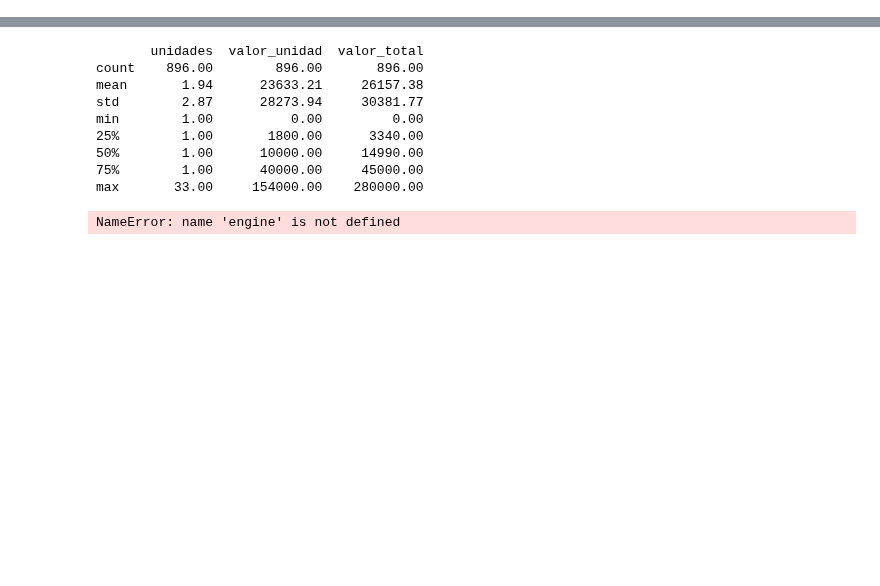
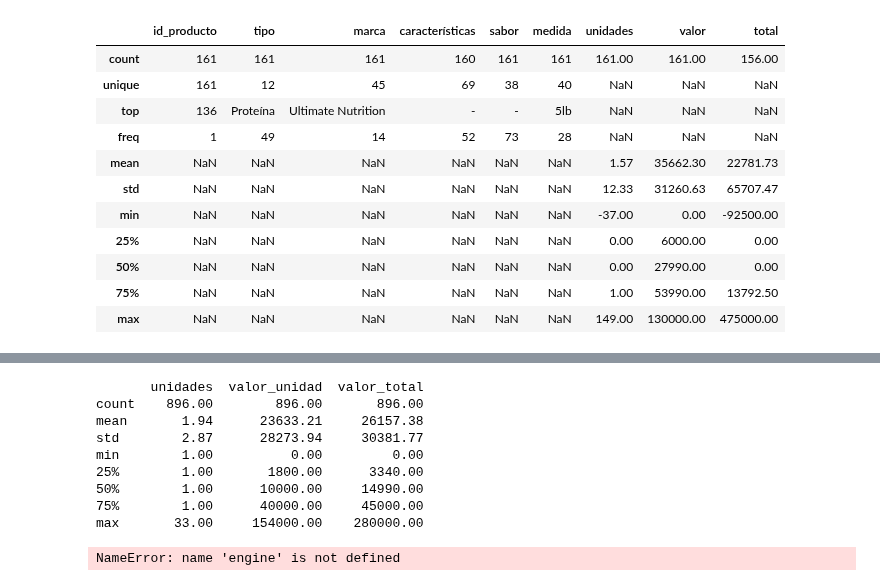
Before and after one commit to marcospnur/Bravos_Nutrition, a Jupyter notebook: Analisis de datos.ipynb, the cells around one changed output, grey strips where cells are left out. Drawn from its saved outputs; the diff is of its cells as text; code cells hidden in the pictures; blank space fills up the shorter version.

Commit message:
Creado el Data Warehouse

```diff
--- a/Analisis de datos.ipynb
+++ b/Analisis de datos.ipynb
@@ -97,8 +97,8 @@ No hay nuevos registros para insertar en raw_proveedores
 No hay nuevos registros para insertar en raw_vendedores
 No hay nuevos registros para insertar en raw_compras
 # %%
-## Cargar los datos al DataWarehouse
-# Transformación de tipo en columnas.
+### Cargar los datos al DataWarehouse
+## Transformación de tipo en columnas.
 # Cambiando typo de variables
 df_ventas=df_raw_ventas
 df_compras=df_raw_compras
@@ -120,4 +120,32 @@ df_compras['fecha'] = pd.to_datetime(df_compras['fecha'],dayfirst=True)
 df_vendedores['id_vendedor']=df_vendedores['id_vendedor'].astype(str)
 df_vendedores['Fono']=df_vendedores['Fono'].fillna('NR').astype(str)
 
-#
+## Datos transformados
+fact_ventas=df_ventas[['id_venta', 'id_producto', 'unidades', 'valor_total', 'id_vendedor', 'id_cliente', 'fecha']]
+fact_compras=df_compras[['id_compra', 'id_proveedor', 'id_producto', 'unidades', 'costo_unidad', 'costo_total', 'fecha' ]]
+dim_vendedores=df_vendedores
+dim_proveedores=df_proveedores
+dim_productos=df_productos[['id_producto', 'tipo', 'marca', 'características', 'sabor', 'medida', 'unidades', 'valor', 'total']]
+
+## Eliminar datos guardados
+with engine.begin() as conn:
+    # Desactiva llaves temporalmente
+    conn.execute(text("SET FOREIGN_KEY_CHECKS = 0;"))
+
+    # Vacia las tablas (las tablas y llaves SIGUEN EXISTIENDO)
+    conn.execute(text("TRUNCATE TABLE fact_ventas;"))
+    conn.execute(text("TRUNCATE TABLE dim_productos;"))
+    conn.execute(text("TRUNCATE TABLE dim_proveedores;"))
+    conn.execute(text("TRUNCATE TABLE fact_compras;"))
+    conn.execute(text("TRUNCATE TABLE dim_vendedores;"))
+
+    # Vuelve a activar las llaves
+    conn.execute(text("SET FOREIGN_KEY_CHECKS = 1;"))
+
+## Cargar los datos de Datawarehouse.
+dim_vendedores.to_sql(name='dim_vendedores', con=engine, if_exists='append', index=False)
+dim_proveedores.to_sql(name='dim_proveedores', con=engine, if_exists='append', index=False)
+dim_productos.to_sql(name='dim_productos', con=engine, if_exists='append', index=False)
+fact_ventas.to_sql(name='fact_ventas', con=engine, if_exists='append', index=False)
+fact_compras.to_sql(name='fact_compras', con=engine, if_exists='append', index=False)
+print("Tablas exportadas a MySQL.")
@@ -153,0 +170,15 @@ print("Tablas exportadas a MySQL.")
+# %%
+dim_productos.describe(include="all").round(2)
+# %% [output]
+|  | id_producto | tipo | marca | características | sabor | medida | unidades | valor | total |
+| count | 161 | 161 | 161 | 160 | 161 | 161 | 161.00 | 161.00 | 156.00 |
+| unique | 161 | 12 | 45 | 69 | 38 | 40 | NaN | NaN | NaN |
+| top | 136 | Proteína | Ultimate Nutrition | - | - | 5lb | NaN | NaN | NaN |
+| freq | 1 | 49 | 14 | 52 | 73 | 28 | NaN | NaN | NaN |
+| mean | NaN | NaN | NaN | NaN | NaN | NaN | 1.57 | 35662.30 | 22781.73 |
+| std | NaN | NaN | NaN | NaN | NaN | NaN | 12.33 | 31260.63 | 65707.47 |
+| min | NaN | NaN | NaN | NaN | NaN | NaN | -37.00 | 0.00 | -92500.00 |
+| 25% | NaN | NaN | NaN | NaN | NaN | NaN | 0.00 | 6000.00 | 0.00 |
+| 50% | NaN | NaN | NaN | NaN | NaN | NaN | 0.00 | 27990.00 | 0.00 |
+| 75% | NaN | NaN | NaN | NaN | NaN | NaN | 1.00 | 53990.00 | 13792.50 |
+| max | NaN | NaN | NaN | NaN | NaN | NaN | 149.00 | 130000.00 | 475000.00 |
```
Also changed, not shown: parts of 9 cells of this notebook.
